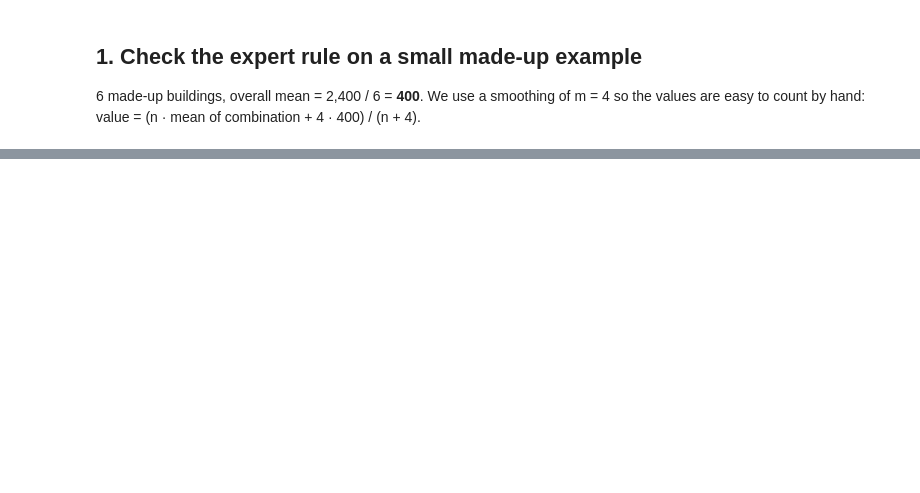
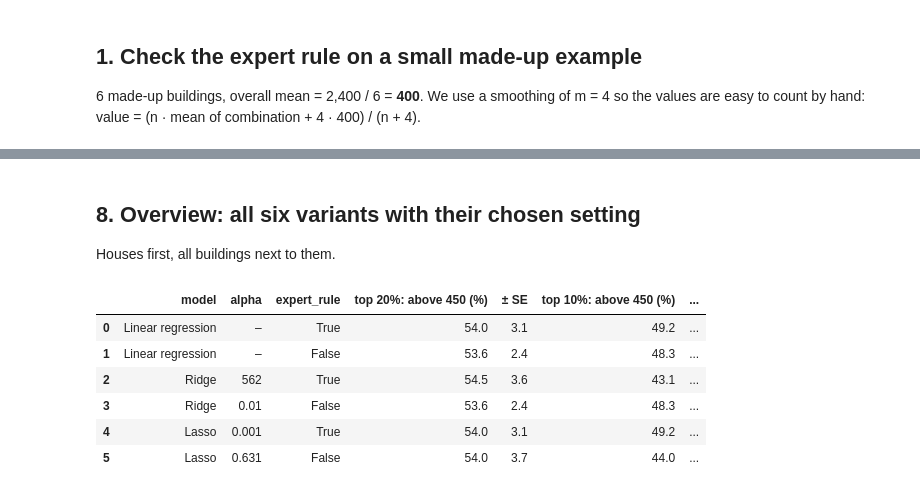
Before and after one commit to lydiasolomonn/dsf_project, a Jupyter notebook: code/02_estimate.ipynb, the cells around one changed output, grey strips where cells are left out. Saved outputs shown, nothing was run; the diff lists cells and outputs as text; code cells hidden in the pictures; blank space fills up the shorter version.

```diff
--- a/code/02_estimate.ipynb
+++ b/code/02_estimate.ipynb
@@ -49,0 +214,16 @@ print(ExpertRuleEncoder(smoothing=0).fit(toy_X, toy_y).rule_values_)  # expect A
+# %%
+random_share = (y[is_house] > THRESHOLD).mean()
+reference = {
+    f"random choice ({random_share * 100:.1f}%)": random_share,
+    "linear regression, expert rule on": lr[True]["summary"].query("group == 'houses'")["share_above_top20_mean"].iloc[0],
+    "linear regression, expert rule off": lr[False]["summary"].query("group == 'houses'")["share_above_top20_mean"].iloc[0],
+}
+
+for name in ["Ridge", "Lasso"]:
+    plot_validation_curve(
+        {"expert rule on": results[(name, True)], "expert rule off": results[(name, False)]},
+        title=f"{name}: houses above 450 in the top 20%, by alpha",
+        reference=reference,
+        path=figures / f"task20_{name.lower()}_validation_curve.png",
+    )
+    plt.show()
@@ -49,0 +244,42 @@ print(ExpertRuleEncoder(smoothing=0).fit(toy_X, toy_y).rule_values_)  # expect A
+# %% [markdown]
+## 8. Overview: all six variants with their chosen setting
+
+Houses first, all buildings next to them.
+# %%
+variants = [("Linear regression", None, True), ("Linear regression", None, False)]
+for name in ["Ridge", "Lasso"]:
+    for expert_rule in [True, False]:
+        variants.append((name, best_alpha(results[(name, expert_rule)]), expert_rule))
+
+rows, oof_scores = [], {}
+for name, alpha, expert_rule in variants:
+    if name == "Linear regression":
+        summary, oof = lr[expert_rule]["summary"], lr[expert_rule]["oof"]
+    else:
+        model_class = Ridge if name == "Ridge" else Lasso
+        kwargs = {"max_iter": 10000} if name == "Lasso" else {}
+        per_fold_v, oof = cross_validate(lambda: build_pipeline(model_class(alpha=alpha, **kwargs), expert_rule=expert_rule),
+                                         X, y, is_house, folds)
+        summary = summarize(per_fold_v)
+    label = f"{name}, expert rule {'on' if expert_rule else 'off'}"
+    oof_scores[label] = oof
+    for group in ["houses", "all buildings"]:
+        rows.append({"model": name, "alpha": alpha, "expert_rule": expert_rule, "group": group, **show(summary, group)})
+
+chosen = pd.DataFrame(rows)
+
+# one row per variant: houses in full, the main numbers for all buildings next to them
+houses = chosen[chosen["group"] == "houses"].drop(columns="group").reset_index(drop=True)
+all_buildings = (chosen[chosen["group"] == "all buildings"][["top 20%: above 450 (%)", "MAE"]]
+                 .reset_index(drop=True).add_prefix("all buildings: "))
+overview = pd.concat([houses, all_buildings], axis=1)
+overview["alpha"] = overview["alpha"].map(lambda a: "–" if pd.isna(a) else f"{a:.3g}")
+overview
+# %% [output]
+|  | model | alpha | expert_rule | top 20%: above 450 (%) | ± SE | top 10%: above 450 (%) | ... |
+| 0 | Linear regression | – | True | 54.0 | 3.1 | 49.2 | ... |
+| 1 | Linear regression | – | False | 53.6 | 2.4 | 48.3 | ... |
+| 2 | Ridge | 562 | True | 54.5 | 3.6 | 43.1 | ... |
+| 3 | Ridge | 0.01 | False | 53.6 | 2.4 | 48.3 | ... |
+| 4 | Lasso | 0.001 | True | 54.0 | 3.1 | 49.2 | ... |
+| 5 | Lasso | 0.631 | False | 54.0 | 3.7 | 44.0 | ... |
```
Also changed, not shown: parts of 20 cells of this notebook, 10 other files.
